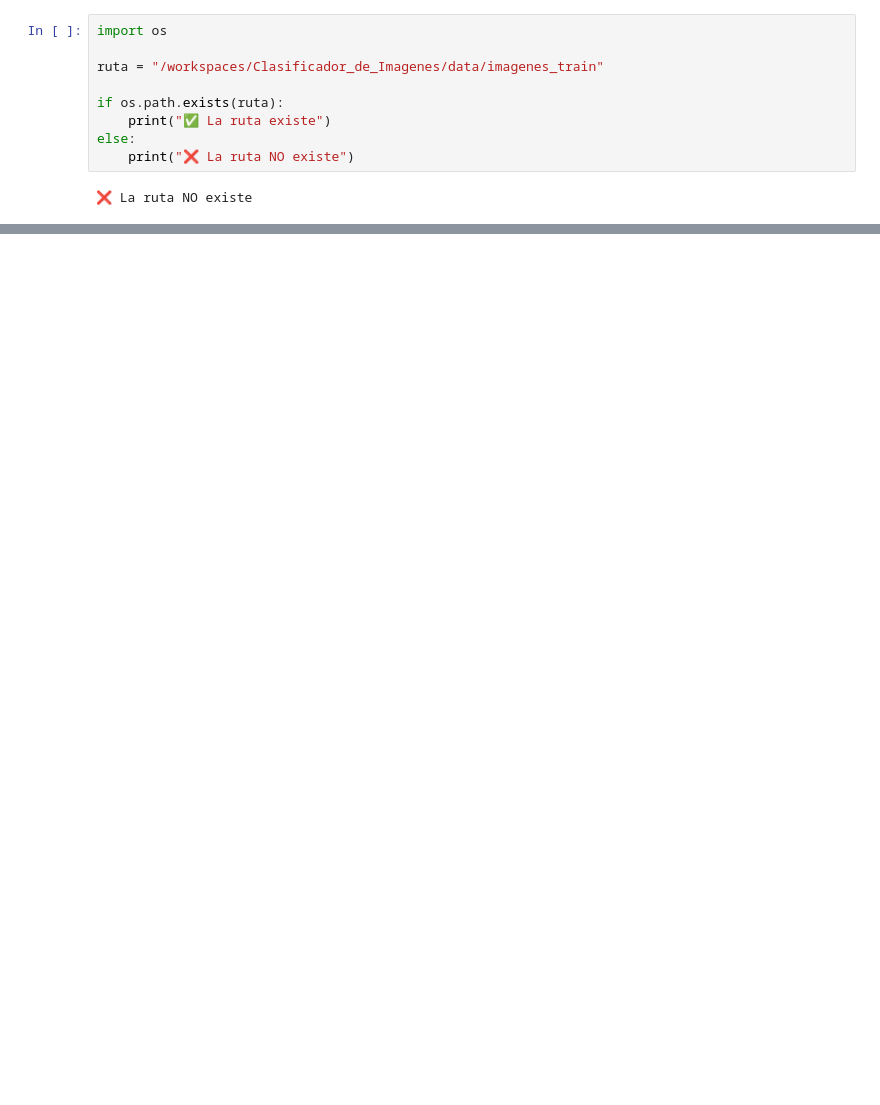
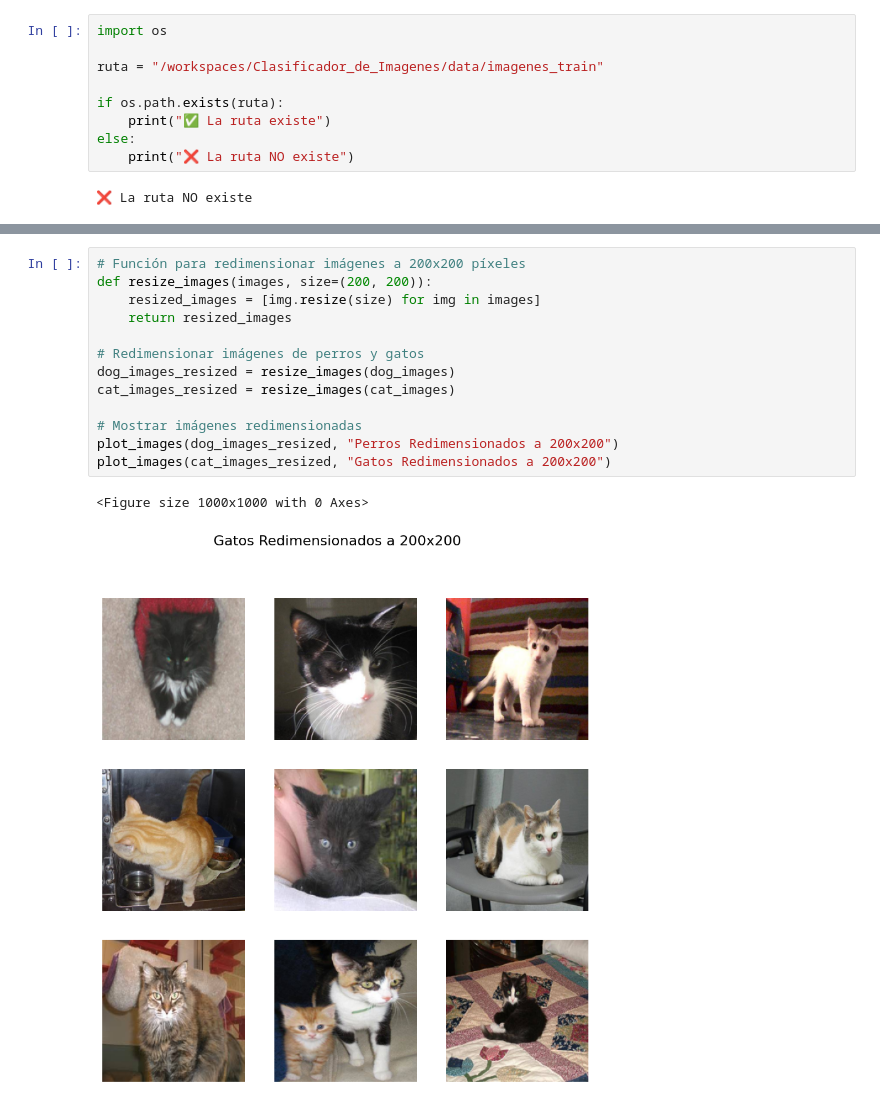
Before and after one commit to 4GeeksAcademy/clasificador_de_imagenes, a Jupyter notebook: src/explore.ipynb, the cells around one changed output, grey strips where cells are left out. Cells and saved outputs as stored; diff of their text form; blank space fills up the shorter version.

```diff
--- a/src/explore.ipynb
+++ b/src/explore.ipynb
@@ -81,0 +73,16 @@ FileNotFoundError: [Errno 2] No such file or directory: '/workspaces/Clasificado
+# %%
+# Función para redimensionar imágenes a 200x200 píxeles
+def resize_images(images, size=(200, 200)):
+    resized_images = [img.resize(size) for img in images]
+    return resized_images
+
+# Redimensionar imágenes de perros y gatos
+dog_images_resized = resize_images(dog_images)
+cat_images_resized = resize_images(cat_images)
+
+# Mostrar imágenes redimensionadas
+plot_images(dog_images_resized, "Perros Redimensionados a 200x200")
+plot_images(cat_images_resized, "Gatos Redimensionados a 200x200")
+# %% [output]
+<Figure size 1000x1000 with 0 Axes>
+[figure, added]
```
Also changed, not shown: parts of 7 cells of this notebook.
